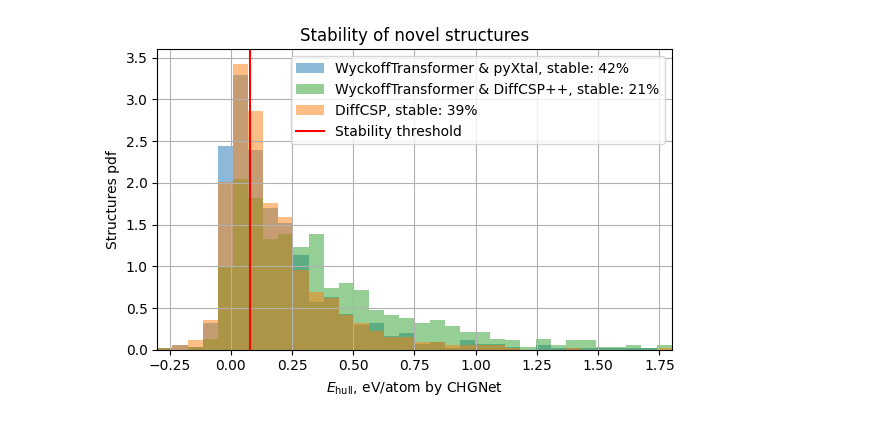
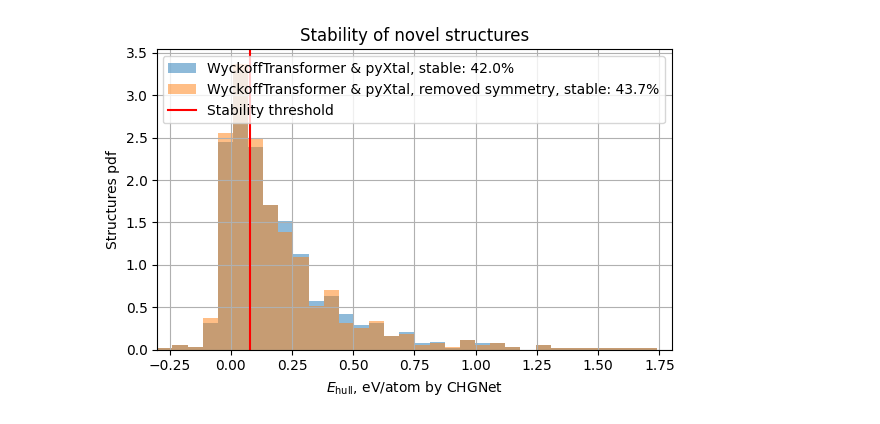
Before and after one commit to kedhip/WyckoffTransformer, a Jupyter notebook: MP-20 E_hull.ipynb, the cells around one changed output. Drawn from its saved outputs; the diff is of its cells as text; code cells hidden in the pictures.

```diff
--- a/MP-20 E_hull.ipynb
+++ b/MP-20 E_hull.ipynb
@@ -39,25 +102,33 @@ diffcsp_data = diffcsp_data[diffcsp_data["is_novel"]]
 # %%
-import matplotlib.pyplot as plt
-import numpy as np
-fig, ax = plt.subplots(figsize=(6, 4))
 bins=np.linspace(-0.3, 1.8, 35)
 stability_threshold = 0.08
-wt_data.corrected_chgnet_ehull.hist(bins=bins, ax=ax,
-    label=f"WyckoffTransformer & pyXtal, stable: {100*(wt_data.corrected_chgnet_ehull <= stability_threshold).sum()/len(wt_data):.0f}%",
-    color="tab:blue", density=True, alpha=0.5)
-wt_diffcsppp_data.corrected_chgnet_ehull.hist(bins=bins, ax=ax,
-    label=f"WyckoffTransformer & DiffCSP++, stable: {100*(wt_diffcsppp_data.corrected_chgnet_ehull <= stability_threshold).sum()/len(wt_diffcsppp_data):.0f}%",
-    color="tab:green", density=True, alpha=0.5)
-diffcsp_data.corrected_chgnet_ehull.hist(bins=bins, ax=ax,
-    label=f"DiffCSP, stable: {100*(diffcsp_data.corrected_chgnet_ehull <= stability_threshold).sum()/len(diffcsp_data):.0f}%",
-    color="tab:orange", density=True, alpha=0.5)
-ax.set_xlabel("$E_\\text{hull}$, eV/atom by CHGNet")
-ax.set_ylabel("Structures pdf")
-ax.axvline(stability_threshold, color="red", label="Stability threshold")
-ax.set_xlim((-0.3, 1.8))
-ax.set_title("Stability of novel structures")
-ax.legend()
-fig.tight_layout()
-fig.savefig("plots/AI4AM_NeurIPS_2024/MP_20_stability.pdf")
+def plot_stability():
+    fig, ax = plt.subplots(figsize=(6, 4))
+    def plot_dataset(dataset, label, column="corrected_chgnet_ehull"):
+        dataset[column].hist(bins=bins, ax=ax,
+            label=f"{label}, stable: {100*(dataset[column] <= stability_threshold).sum()/len(dataset):.1f}%",
+            density=True, alpha=0.5)
+    plot_dataset(wt_data, "WyckoffTransformer & pyXtal")
+    # plot_dataset(wt_data[~wt_representative], "WyckoffTransformer & pyXtal, other SGs")
+    # plot_dataset(wt_diffcsppp_data[wt_diffcsppp_data_representative], "WyckoffTransformer & DiffCSP++, representative SGs")
+    # plot_dataset(wt_diffcsppp_data[~wt_diffcsppp_data_representative], "WyckoffTransformer & DiffCSP++, other SGs")
+    # plot_dataset(wt_diffcsppp_no_relax_data, "WyckoffTransformer & DiffCSP++ (no relax)")
+    # plot_dataset(diffcsp_data, "DiffCSP")
+    # plot_dataset(diffcsp_data[diffcsp_data.group == 1], "DiffCSP, SG 1")
+    # plot_dataset(diffcsp_data[diffcsp_data.group > 1], "DiffCSP, SG > 1")
+    # plot_dataset(wt_diffcsppp_data, "WyckoffTransformer & DiffCSP++")
+    # plot_dataset(wt_diffcsppp_tol_data, "WyckoffTransformer & DiffCSP++ (tol=0.1)")
+    plot_dataset(wt_data, "WyckoffTransformer & pyXtal, removed symmetry", "remove_symmetry_corrected_chgnet_ehull")
+    # plot_dataset(diffcsp_no_relax_data, "DiffCSP (no relax)")
+    ax.set_xlabel("$E_\\text{hull}$, eV/atom by CHGNet")
+    ax.set_ylabel("Structures pdf")
+    ax.axvline(stability_threshold, color="red", label="Stability threshold")
+    ax.set_xlim((-0.3, 1.8))
+    ax.set_title(f"Stability of novel structures")
+    ax.legend()
+    fig.tight_layout()
+    fig.savefig(f"plots/AI4AM_NeurIPS_2024/MP_20_stability.pdf")
-# %% [output]
-[figure, removed]
+# %%
+plot_stability()
+# %% [output]
+[figure, added]
```
Also changed, not shown: parts of 13 cells of this notebook.
